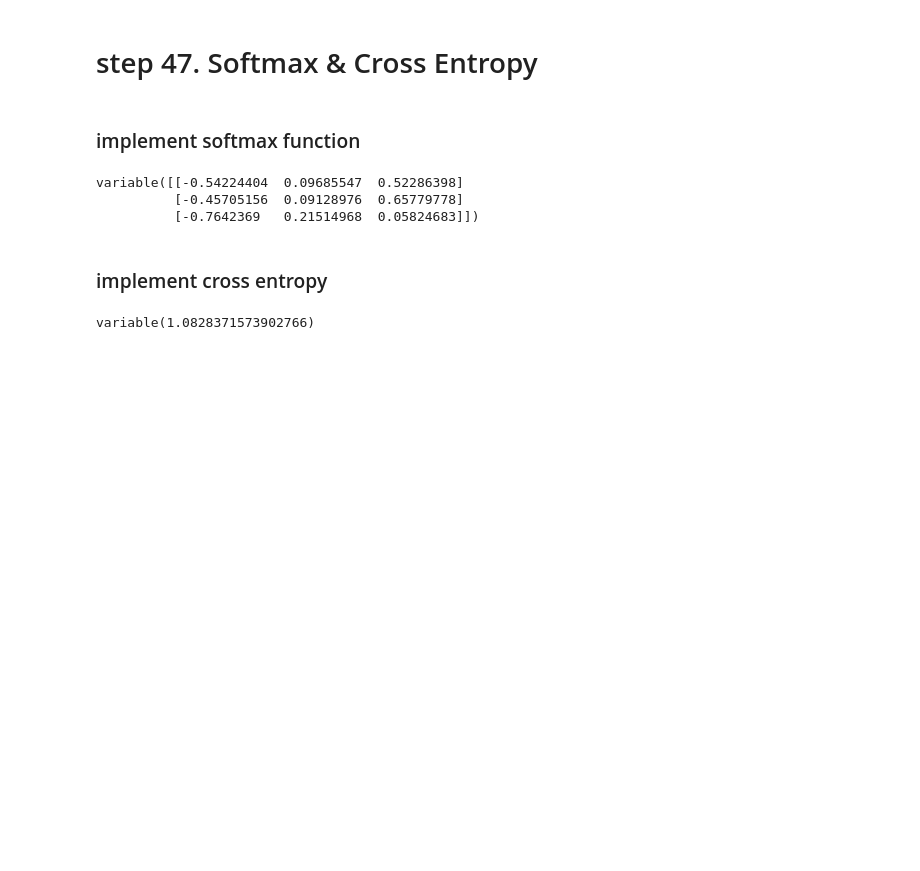
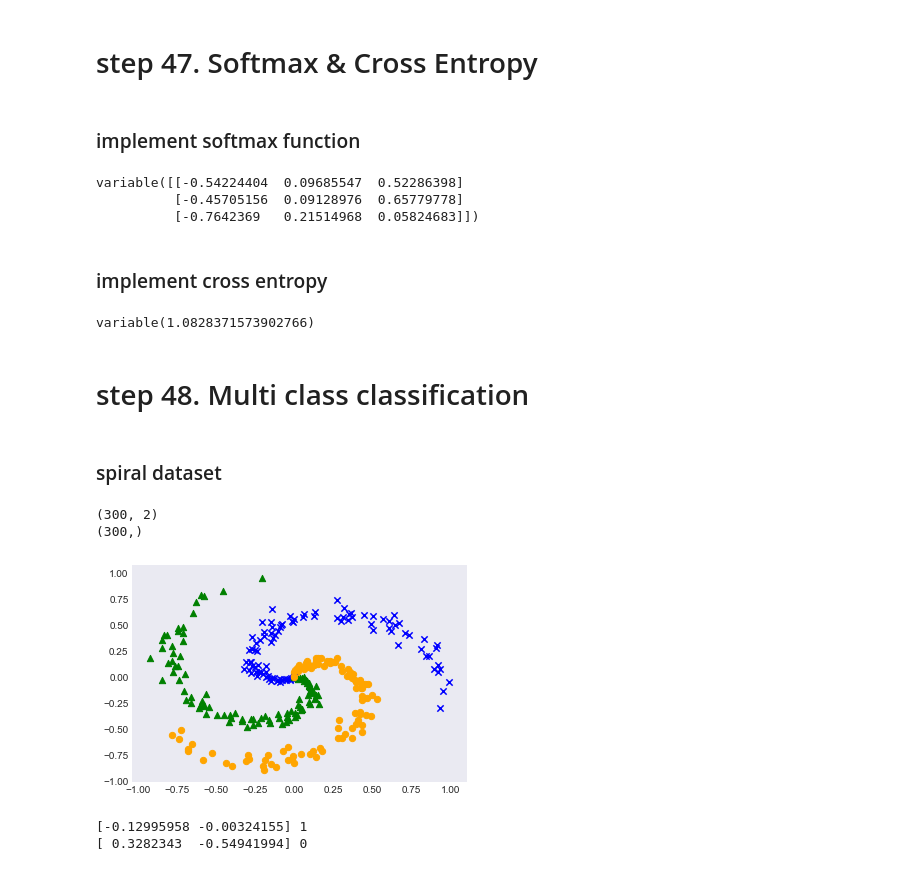
Before and after one commit to changdaeoh/DLfromScratch3, a Jupyter notebook: g4_3_making_NeuralNet.ipynb, the cells around one changed output. Cells and saved outputs as stored; diff of their text form; code cells hidden in the pictures; blank space fills up the shorter version.

```diff
--- a/g4_3_making_NeuralNet.ipynb
+++ b/g4_3_making_NeuralNet.ipynb
@@ -195,3 +195,34 @@ loss = F.softmax_cross_entropy(y, t)
 print(loss)
 # %% [output]
 variable(1.0828371573902766)
+# %% [markdown]
+# step 48. Multi class classification
+# %% [markdown]
+### spiral dataset
+# %%
+import dezero
+import matplotlib.pyplot as plt
+
+x, t = dezero.datasets.get_spiral(train = True)
+print(x.shape)
+print(t.shape)
+
+# Plot data points of the dataset
+plt.style.use("seaborn-dark")
+
+N, CLS_NUM = 100, 3
+markers = ['o', 'x', '^']
+colors = ['orange', 'blue', 'green']
+for i in range(len(x)):
+    c = t[i]
+    plt.scatter(x[i][0], x[i][1], s=40,  marker=markers[c], c=colors[c])
+plt.show()
+
+print(x[10], t[10])
+print(x[110], t[110])
+# %% [output]
+(300, 2)
+(300,)
+[figure, added]
+[-0.12995958 -0.00324155] 1
+[ 0.3282343  -0.54941994] 0
```
Also changed, not shown: parts of 3 cells of this notebook, 3 other files.
